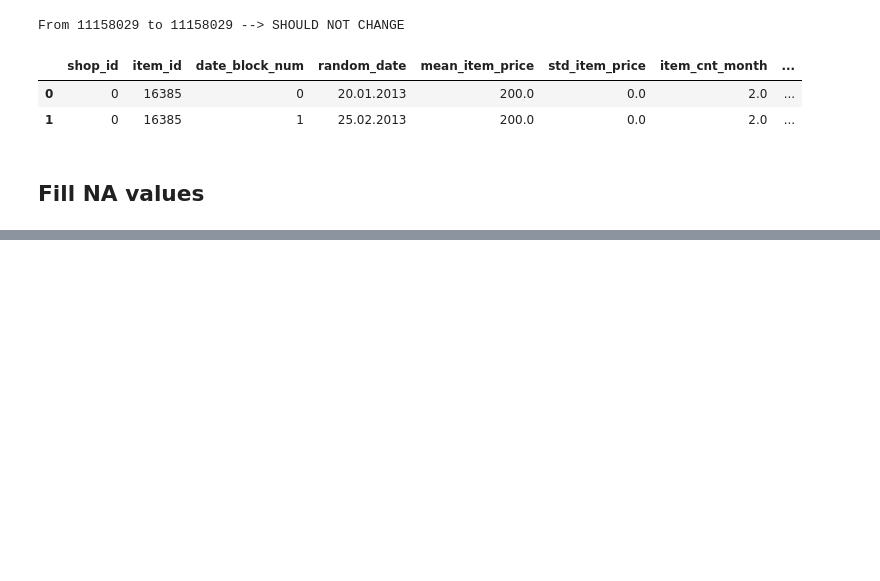
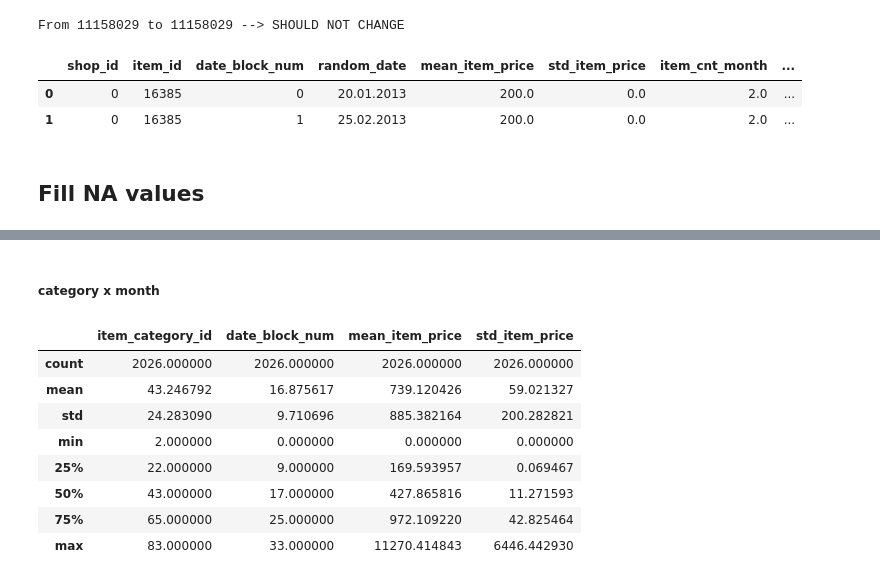
Before and after one commit to RobBlanchard/kaggle-predict-sales, a Jupyter notebook: XGBoost - 2.ipynb, the cells around one changed output, grey strips where cells are left out. Drawn from its saved outputs; the diff is of its cells as text; code cells hidden in the pictures; blank space fills up the shorter version.

```diff
--- a/XGBoost - 2.ipynb
+++ b/XGBoost - 2.ipynb
@@ -361,0 +491,19 @@ From 11158029 to 11158029 --> SHOULD NOT CHANGE
+# %% [markdown]
+##### category x month
+# %%
+(bigboi_filled.dropna()
+             .groupby(["item_category_id","date_block_num"])
+             .agg({"mean_item_price":"std", "std_item_price":"std"})
+             .dropna()
+             .reset_index()
+             .describe())
+# %% [output]
+|  | item_category_id | date_block_num | mean_item_price | std_item_price |
+| count | 2026.000000 | 2026.000000 | 2026.000000 | 2026.000000 |
+| mean | 43.246792 | 16.875617 | 739.120426 | 59.021327 |
+| std | 24.283090 | 9.710696 | 885.382164 | 200.282821 |
+| min | 2.000000 | 0.000000 | 0.000000 | 0.000000 |
+| 25% | 22.000000 | 9.000000 | 169.593957 | 0.069467 |
+| 50% | 43.000000 | 17.000000 | 427.865816 | 11.271593 |
+| 75% | 65.000000 | 25.000000 | 972.109220 | 42.825464 |
+| max | 83.000000 | 33.000000 | 11270.414843 | 6446.442930 |
```
Also changed, not shown: parts of 23 cells of this notebook.
